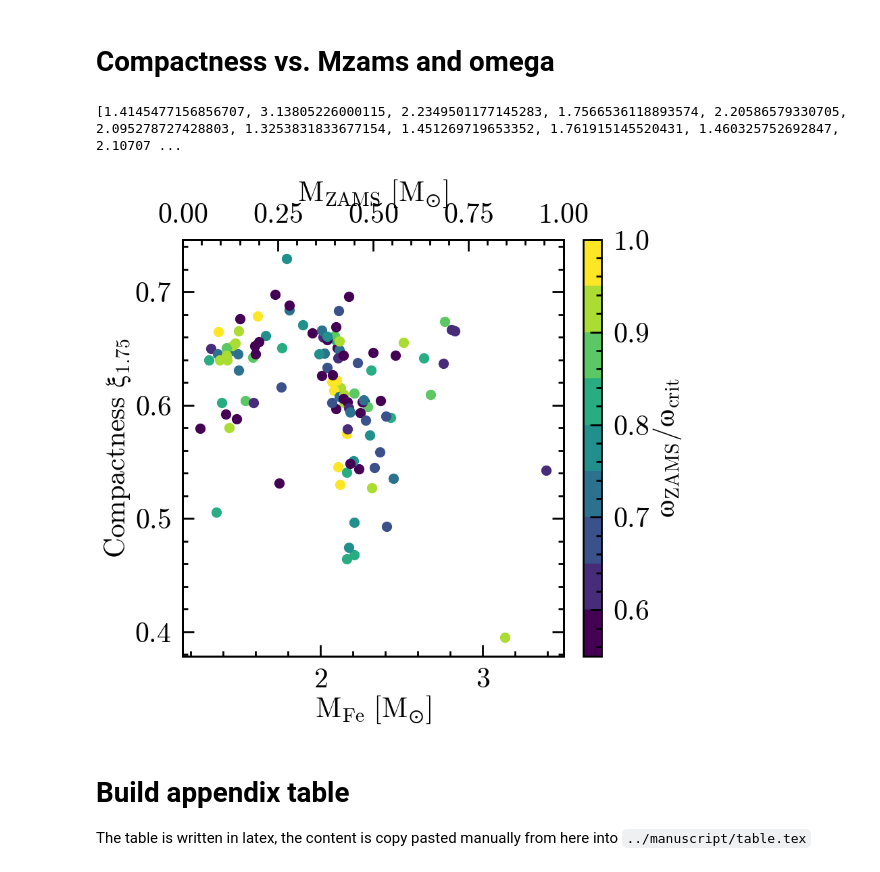
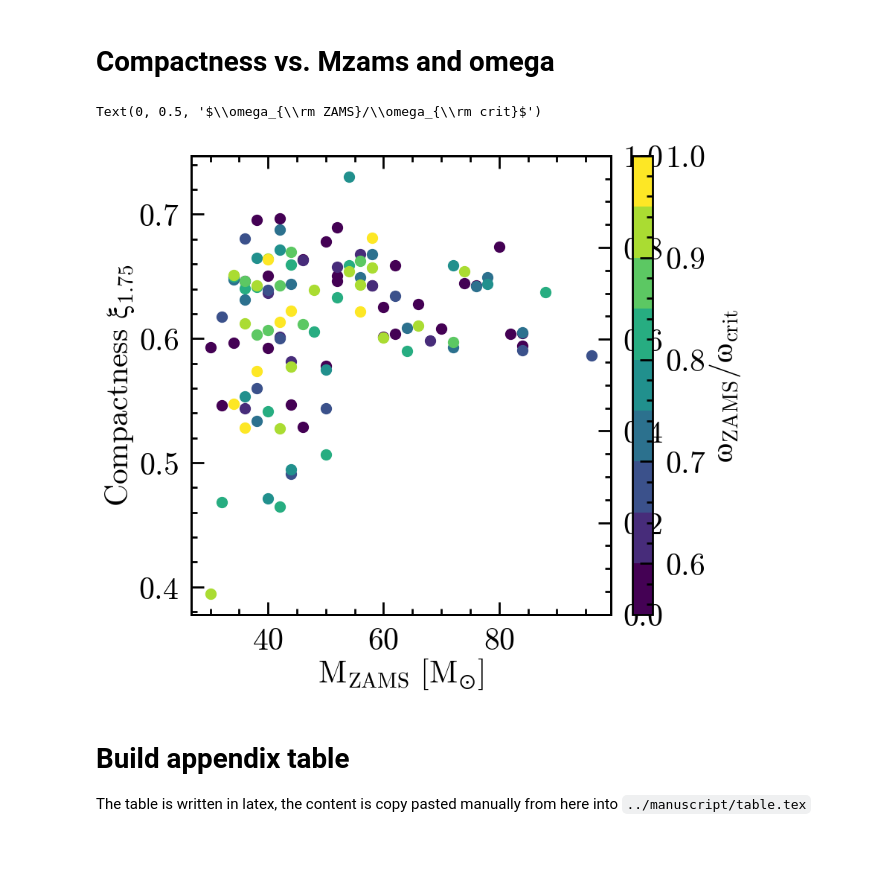
Before and after one commit to mathren/CHE_lGRB_progenitors, a Jupyter notebook: scripts/grid_plots.ipynb, the cells around one changed output. Saved outputs shown, nothing was run; the diff lists cells and outputs as text; code cells hidden in the pictures.

```diff
--- a/scripts/grid_plots.ipynb
+++ b/scripts/grid_plots.ipynb
@@ -282,8 +286,7 @@ for mod in models:
         ax1.plot(m, ye, lw=3, c='C1', zorder=10, label=r"$40\,M_{\odot},\ \frac{\omega_{\rm ZAMS}}{\omega_{\rm crit}}=0.6$"+"\n large network")
         ax1.axvline(1.75, 0,1,ls='--', lw=2, zorder=9, c='k')
         try:
-            # this model is available at https://zenodo.org/records/11375523
-            small_net = "/home/mrenzo/Results/CHE_jets_grid/CLEAN/SMALL_NET/40_rot0.6_small_net/LOGS1/CHE_single_core_collapse.data"
+            small_net = "../data/SMALL_NET/40_rot0.6_small_net/LOGS1/CHE_single_core_collapse.data"
             src, col = get_src_col(small_net)
             m = src[:, col.index("mass")]
             ye = src[:, col.index('ye')]
@@ -292,7 +295,9 @@ for mod in models:
                      label=r"$40\,M_{\odot},\ \frac{\omega_{\rm ZAMS}}{\omega_{\rm crit}}=0.6$"+"\n small network")
             ax1.legend(fontsize=20, handletextpad=0.1, frameon=True)
         except:
-            print("No small net?")
+            print("No small net model")
+            print("This model is available at https://zenodo.org/records/11375523")
+            print("Download and unpack in ./data/SMALL_NET/")
             pass
 
     # density -----------------------------
@@ -355,5 +360,4 @@ ax3.set_xlabel(r"$m\ [M_{\odot}]$")
 ax3.set_ylabel(r"$\log_{10}(j/\mathrm{[cm^{2}\ s^{-1}]})$")
 
 fig.align_ylabels()
-plt.savefig('/home/mrenzo/Documents/Research/Projects/CHE_jets/progenitors_grid_manuscript/figures/multipanel_grid.pdf')
 # %% [output]
@@ -361,52 +365,47 @@ plt.savefig('/home/mrenzo/Documents/Research/Projects/CHE_jets/progenitors_grid_
 # %% [markdown]
 # Compactness vs. Mzams and omega
 # %%
+from make_table_content import compute_profile_quantities
 fig = plt.figure()
 gs = gridspec.GridSpec(150, 110)
 ax = fig.add_subplot(gs[:, :100])
-tax=ax.twiny()
+bx = ax.twinx()
 cax = fig.add_subplot(gs[:, 105:])
 
 n_colors = 9
 vmin, vmax = 0.55, 1.0
 
 base_cmap = plt.cm.viridis
 bounds = np.linspace(vmin, vmax, n_colors + 1)
 norm = mcolors.BoundaryNorm(bounds, base_cmap.N)
 
 cmap_discrete = mcolors.ListedColormap(
     [base_cmap(norm(v)) for v in (bounds[:-1] + bounds[1:]) / 2]
 )
-
-mfes = []
-mzams = []
-
 for mod in models:
     pfile = mod+"LOGS/CHE_single_core_collapse.data"
     hfile = mod+"LOGS/history.data"
     src, col = get_src_col(hfile)
     Mfe = src[-1, col.index("fe_core_mass")]
     mfes.append(Mfe)
-    mzams.append(mzams)
     M, o = get_model_initial_values(mod)
+    mzams.append(M)
     xi, M4, mu4 = compute_profile_quantities(pfile, M_compact=1.75, s_thresh=4.0)
-    p = ax.scatter(Mfe, xi, c=o, s=100, cmap=cmap_discrete,
-                   norm=mcolors.Normalize(vmin, vmax))
+    p = ax.scatter(M, xi, c=o, s=100, cmap=cmap_discrete,
+                   norm=mcolors.Normalize(vmin, vmax), zorder=2)
 
-print(mfes, mzams)
-# create top axis
+# bx.plot(mzams, mfes, c='r', zorder=0)
+# bx.set_ylabel(r"$M_{\rm Fe} \ [M_{\odot}]$", color="red")
+plt.colorbar(p, cax=cax)
 
-
-plt.colorbar(p, cax=cax)
-tax.set_xlabel(r"$M_{\rm ZAMS} \ [M_{\odot}]$")
-ax.set_xlabel(r"$M_{\rm Fe} \ [M_{\odot}]$")
+ax.set_xlabel(r"$M_{\rm ZAMS} \ [M_{\odot}]$")
 ax.set_ylabel(r"Compactness $\xi_{1.75}$")
 cax.set_ylabel(r"$\omega_{\rm ZAMS}/\omega_{\rm crit}$")
 
-plt.savefig('../manuscript/figures/xi_M.png')
+# plt.savefig('../manuscript/figures/xi_M.png')
 # %% [output]
-[1.4145477156856707, 3.13805226000115, 2.2349501177145283, 1.7566536118893574, 2.20586579330705, 2.095278727428803, 1.3253831833677154, 1.451269719653352, 1.761915145520431, 1.460325752692847, 2.10707 ...
+Text(0, 0.5, '$\\omega_{\\rm ZAMS}/\\omega_{\\rm crit}$')
-[figure, old version]
+[figure, new version]
 # %% [markdown]
 # Build appendix table
 The table is written in latex, the content is copy pasted manually from here into `../manuscript/table.tex`
```
Also changed, not shown: parts of 2 cells of this notebook, 2 other files.
